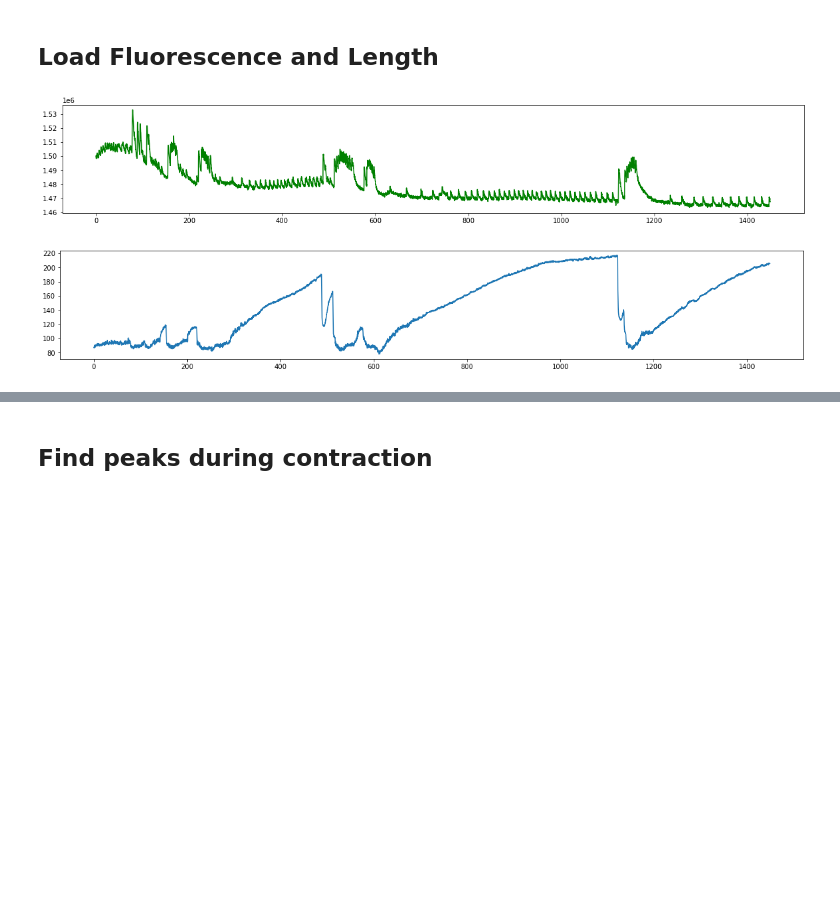
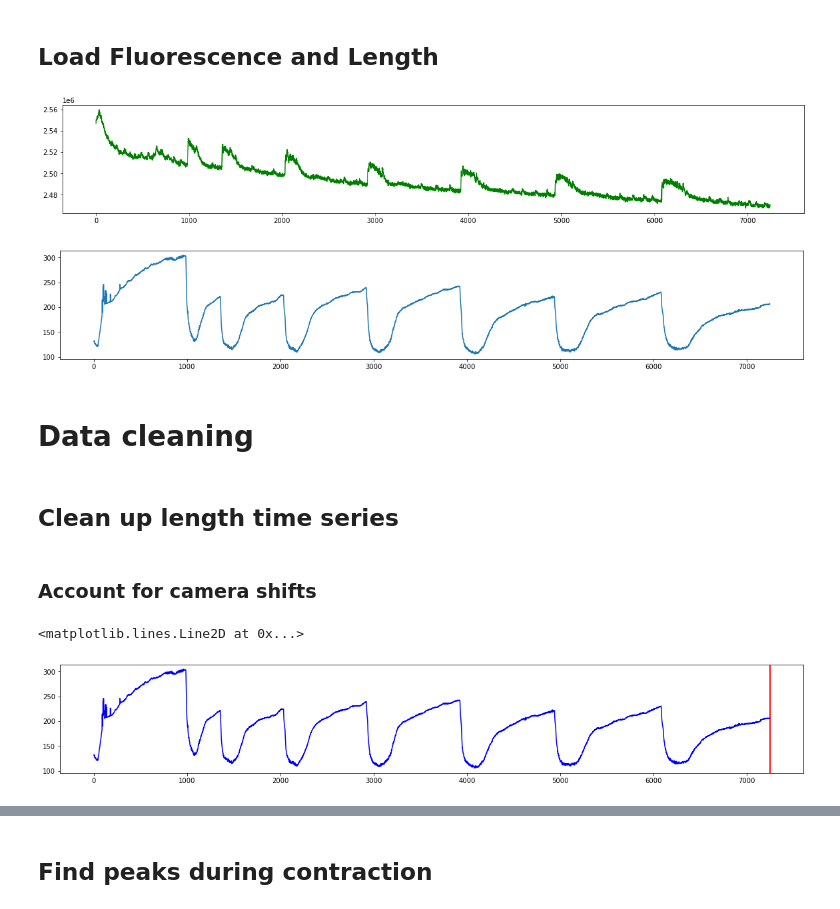
Before and after one commit to hengjiwang/hydracv, a Jupyter notebook: hydracv/neural_activity_stats/analyze_single_video.ipynb, the cells around one changed output, grey strips where cells are left out. Drawn from its saved outputs; the diff is of its cells as text; code cells hidden in the pictures; blank space fills up the shorter version.

```diff
--- a/hydracv/neural_activity_stats/analyze_single_video.ipynb
+++ b/hydracv/neural_activity_stats/analyze_single_video.ipynb
@@ -56,13 +97,35 @@ x_frame = np.arange(0, min_length,1)
 # Plot raw fluo and length
 fig1 = plt.figure(figsize=(20,3))
 ax1 = fig1.add_subplot(1,1,1)
-ax1.plot(x_time,fluo,color='g')
+ax1.plot(x_frame,fluo,color='g')
 plt.show()
 
 fig2 = plt.figure(figsize=(20,3))
 ax2 = fig2.add_subplot(1,1,1)
-ax2.plot(x_time,length)
+ax2.plot(x_frame,length)
 plt.show()
 # %% [output]
-[figure, old version]
+[figure, new version]
-[figure, old version]
+[figure, new version]
+# %% [markdown]
+# Data cleaning
+# %% [markdown]
+## Clean up length time series
+# %% [markdown]
+### Account for camera shifts
+# %%
+# Fix length spikes caused by rapid frame shifts
+start_viz = 0
+end_viz = min_length -1
+
+fig = plt.figure(figsize=(20,3))
+ax = fig.add_subplot(1,1,1)
+ax.plot(x_frame[start_viz:end_viz],length[start_viz:end_viz],color='b')
+
+start_effect = min_length -1
+end_effect = min_length -1
+ax.axvline(start_effect, color='r')
+ax.axvline(end_effect, color='r')
+# %% [output]
+<matplotlib.lines.Line2D at 0x...>
+[figure, added]
```
Also changed, not shown: parts of 54 cells of this notebook, 8 other files.
